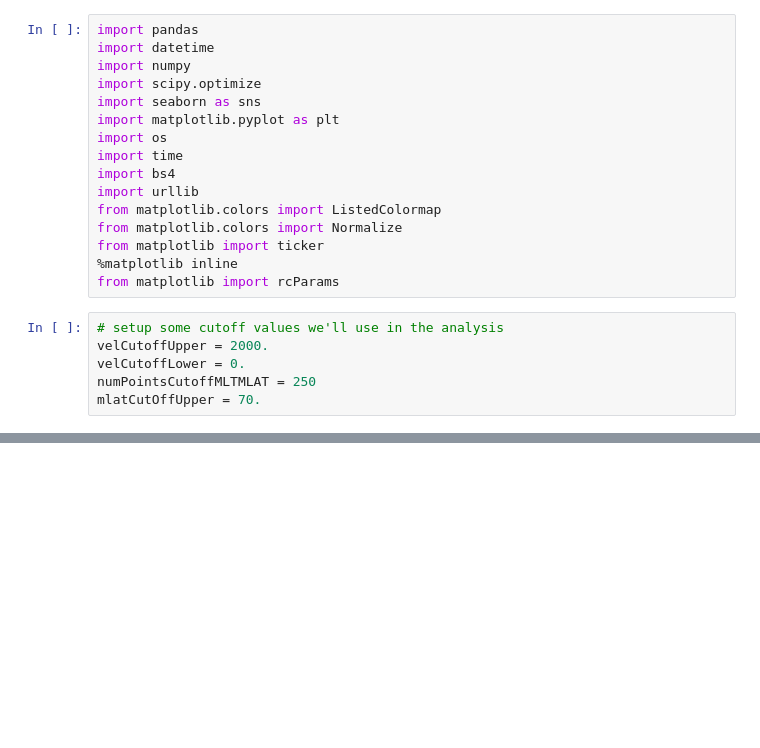
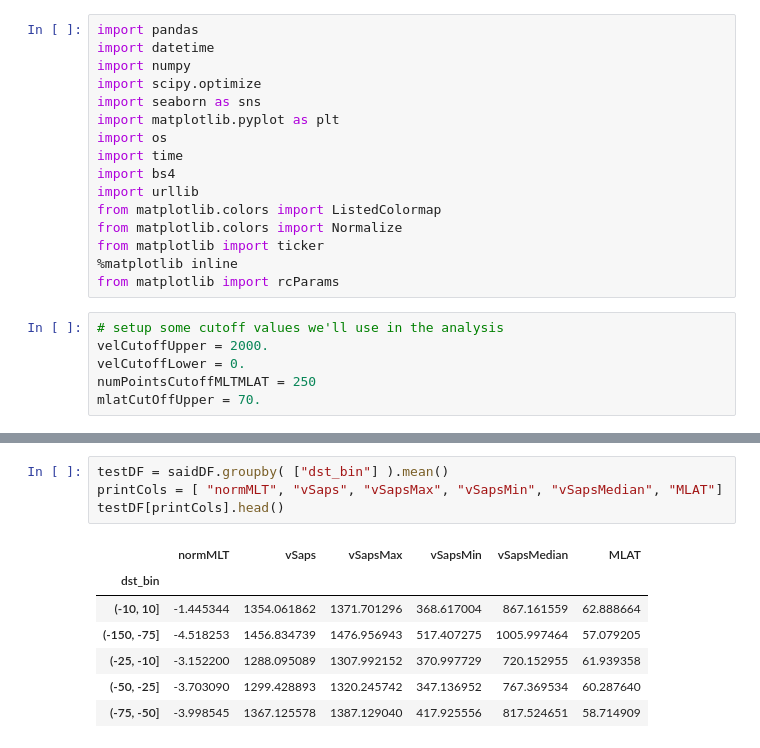
Before and after one commit to bharatreddy/vel-analys, a Jupyter notebook: ipy/said.ipynb, the cells around one changed output, grey strips where cells are left out. Drawn from its saved outputs; the diff is of its cells as text; blank space fills up the shorter version.

```diff
--- a/ipy/said.ipynb
+++ b/ipy/said.ipynb
@@ -99,0 +157,12 @@ sapsDF[selCols].head()
+# %%
+testDF = saidDF.groupby( ["dst_bin"] ).mean()
+printCols = [ "normMLT", "vSaps", "vSapsMax", "vSapsMin", "vSapsMedian", "MLAT"]
+testDF[printCols].head()
+# %% [output]
+|  | normMLT | vSaps | vSapsMax | vSapsMin | vSapsMedian | MLAT |
+| dst_bin |  |  |  |  |  |  |
+| (-10, 10] | -1.445344 | 1354.061862 | 1371.701296 | 368.617004 | 867.161559 | 62.888664 |
+| (-150, -75] | -4.518253 | 1456.834739 | 1476.956943 | 517.407275 | 1005.997464 | 57.079205 |
+| (-25, -10] | -3.152200 | 1288.095089 | 1307.992152 | 370.997729 | 720.152955 | 61.939358 |
+| (-50, -25] | -3.703090 | 1299.428893 | 1320.245742 | 347.136952 | 767.369534 | 60.287640 |
+| (-75, -50] | -3.998545 | 1367.125578 | 1387.129040 | 417.925556 | 817.524651 | 58.714909 |
```
Also changed, not shown: parts of 6 cells of this notebook.
